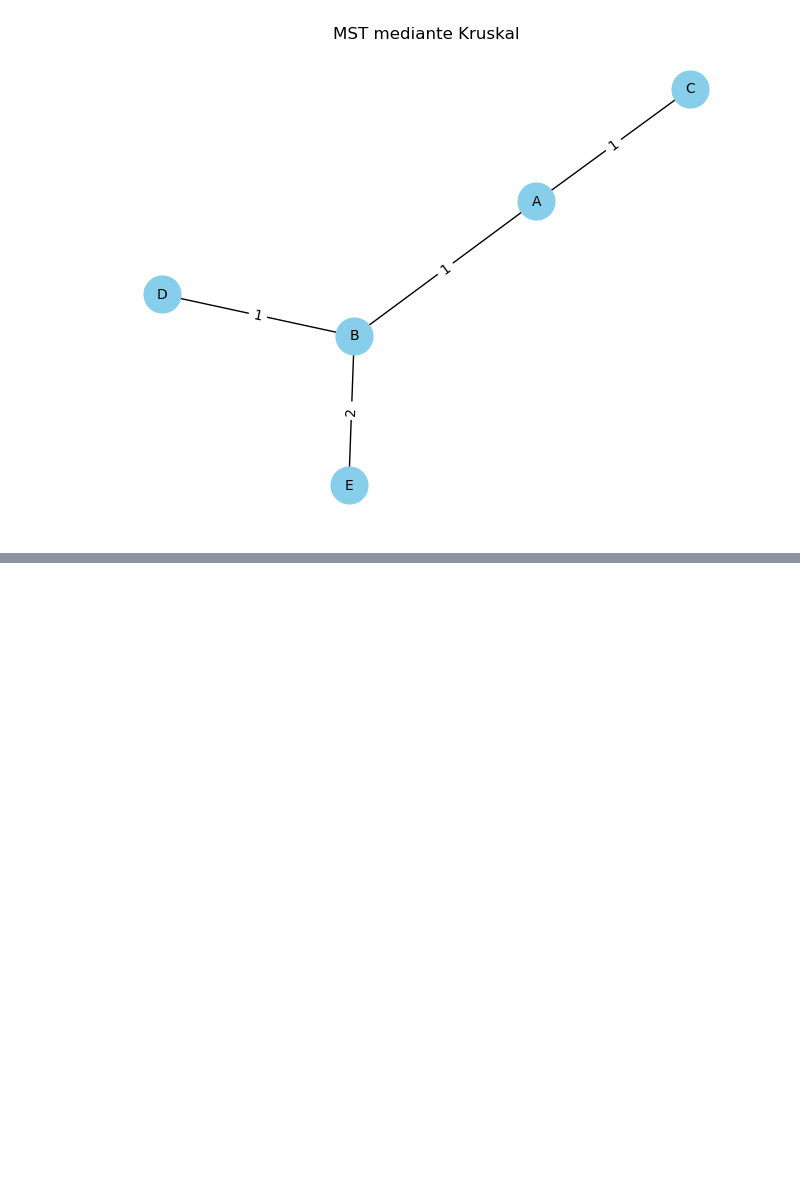
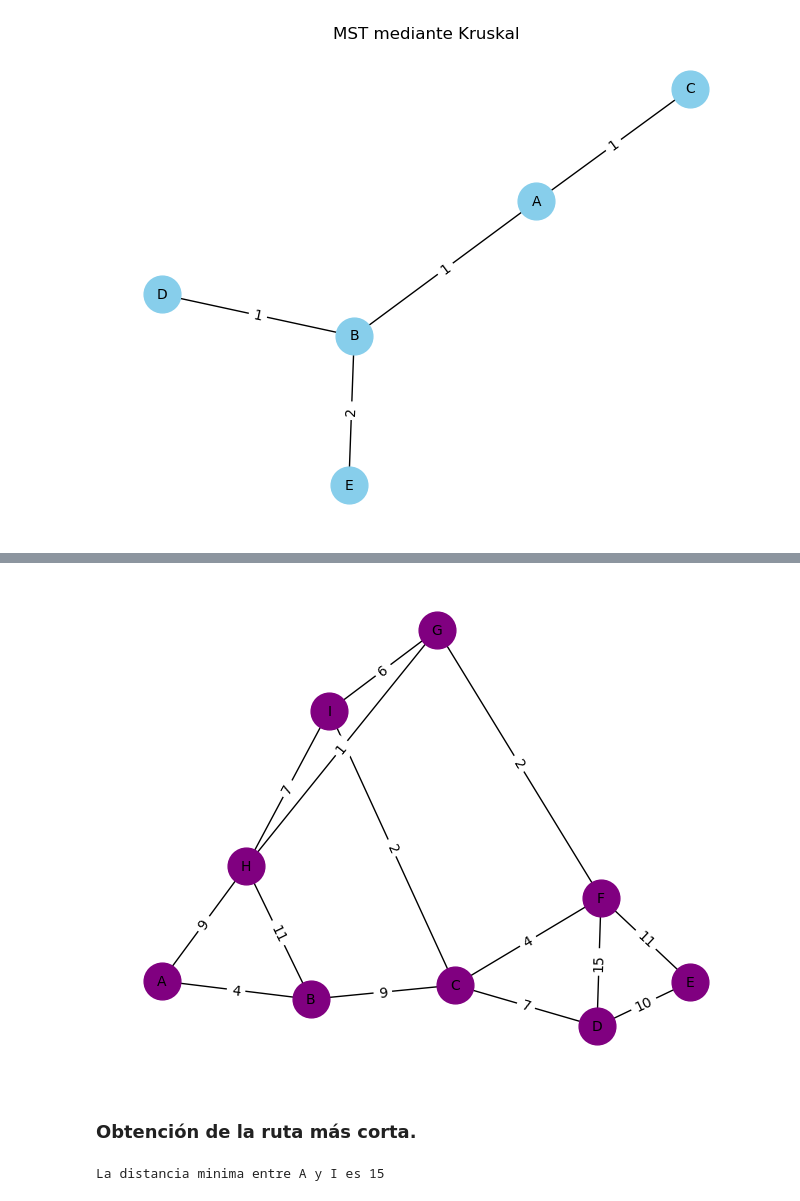
Before and after one commit to mgonzalz/eda2_practica-grafos, a Jupyter notebook: main.ipynb, the cells around one changed output, grey strips where cells are left out. Cells and saved outputs as stored; diff of their text form; code cells hidden in the pictures; blank space fills up the shorter version.

```diff
--- a/main.ipynb
+++ b/main.ipynb
@@ -160,0 +165,2 @@ Minimum Spanning Tree: 5
+# %%
+g3 = Grafo()
@@ -160,0 +202,13 @@ Minimum Spanning Tree: 5
+# %%
+g3.dibujar_grafo()
+# %% [output]
+[figure, added]
+# %% [markdown]
+### Obtención de la ruta más corta.
+# %%
+inicio = 'A'
+destino = 'I'
+distancia_minima = g3.dijkstra(inicio, destino)
+print(f"La distancia minima entre {inicio} y {destino} es {distancia_minima}\n")
+# %% [output]
+La distancia minima entre A y I es 15
```
Also changed, not shown: parts of 8 cells of this notebook.
